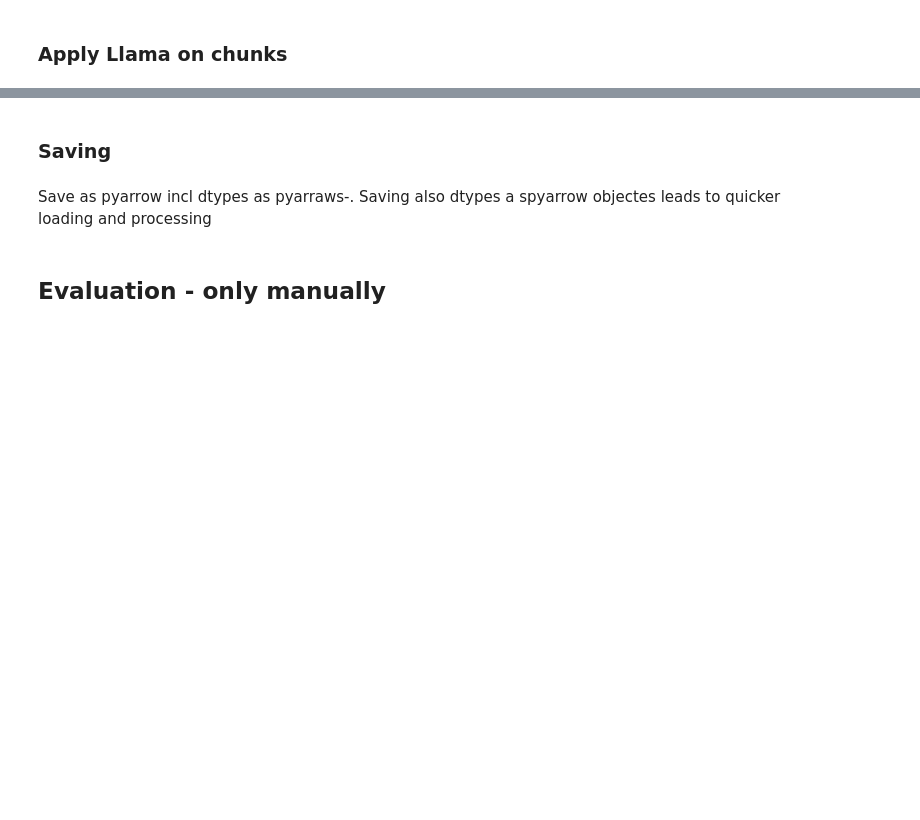
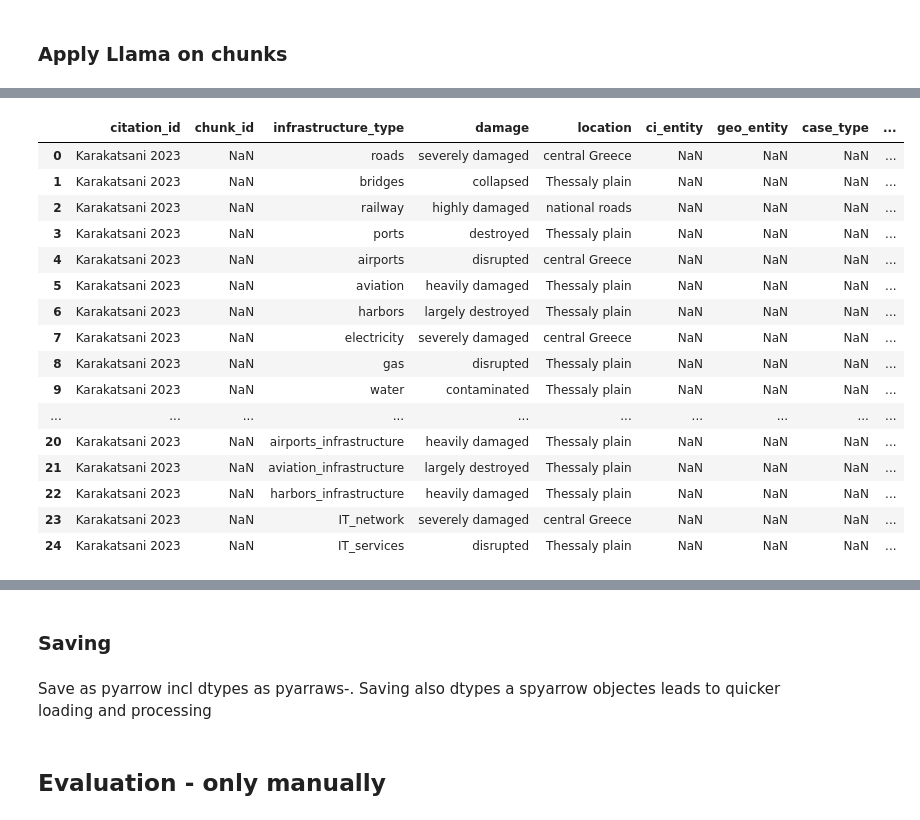
Before and after one commit to SWN-group-at-TU-Berlin/CI-impacts-information-retrieval, a Jupyter notebook: notebooks/llm_geolocations.ipynb, the cells around one changed output, grey strips where cells are left out. Cells and saved outputs as stored; diff of their text form; code cells hidden in the pictures; blank space fills up the shorter version.

```diff
--- a/notebooks/llm_geolocations.ipynb
+++ b/notebooks/llm_geolocations.ipynb
@@ -193,26 +224,0 @@ Checked 379 packages in 693ms
-# %%
-from unsloth import FastLanguageModel
-from transformers import BitsAndBytesConfig
-
-bnb_config = BitsAndBytesConfig(
-    load_in_4bit=True,
-    bnb_4bit_use_double_quant=True,
-    bnb_4bit_quant_type="nf4",
-    bnb_4bit_compute_dtype=torch.float16,
-)
-device = transformers.infer_device()
-print(f"Using device: {device}")
-
-from src.settings import settings as s
-
-model, tokenizer = FastLanguageModel.from_pretrained(
-    model_name = 'JoeShingleton/GeoLlama-3.2-3b-toponym',
-    #local_files_only=True,
-    #cache_dir="/beegfs/home/users/a/a-buch/_PROJECTS/CI-impacts-information-retrieval/notebooks/huggingface_mirror/hub",
-    max_seq_length = 1024, #2048,
-    dtype = None, # torch.float16,
-    # load_in_4bit = True,
-    quantization_config=bnb_config,
-    attn_implementation="flash_attention_2",  # use with 4-bit quantization,
-    device_map=device,
-)
@@ -783,18 +636,2 @@ class DecoderModel:
 # !uv lock
 # !uv sync --inexact
-# %%
-import gc
-import torch
-
-# clean up before applying CUDA
-gc.collect()
-torch.cuda.empty_cache()
-print(torch.cuda.memory_reserved() / 1e9)
-torch.no_grad()
-
-
-login(token=os.getenv("HF_TOKEN"))
-model_name = "meta-llama/Llama-2-7b-chat-hf"
-
-decoder_model = DecoderModel(model_name)
-decoder_model
@@ -1100,0 +1037,20 @@ Check your internet connection or see how to run the library in offline mode at
+# %%
+df_responses
+# %% [output]
+|  | citation_id | chunk_id | infrastructure_type | damage | location | ci_entity | geo_entity | case_type | ... |
+| 0 | Karakatsani 2023 | NaN | roads | severely damaged | central Greece | NaN | NaN | NaN | ... |
+| 1 | Karakatsani 2023 | NaN | bridges | collapsed | Thessaly plain | NaN | NaN | NaN | ... |
+| 2 | Karakatsani 2023 | NaN | railway | highly damaged | national roads | NaN | NaN | NaN | ... |
+| 3 | Karakatsani 2023 | NaN | ports | destroyed | Thessaly plain | NaN | NaN | NaN | ... |
+| 4 | Karakatsani 2023 | NaN | airports | disrupted | central Greece | NaN | NaN | NaN | ... |
+| 5 | Karakatsani 2023 | NaN | aviation | heavily damaged | Thessaly plain | NaN | NaN | NaN | ... |
+| 6 | Karakatsani 2023 | NaN | harbors | largely destroyed | Thessaly plain | NaN | NaN | NaN | ... |
+| 7 | Karakatsani 2023 | NaN | electricity | severely damaged | central Greece | NaN | NaN | NaN | ... |
+| 8 | Karakatsani 2023 | NaN | gas | disrupted | Thessaly plain | NaN | NaN | NaN | ... |
+| 9 | Karakatsani 2023 | NaN | water | contaminated | Thessaly plain | NaN | NaN | NaN | ... |
+| ... | ... | ... | ... | ... | ... | ... | ... | ... | ... |
+| 20 | Karakatsani 2023 | NaN | airports_infrastructure | heavily damaged | Thessaly plain | NaN | NaN | NaN | ... |
+| 21 | Karakatsani 2023 | NaN | aviation_infrastructure | largely destroyed | Thessaly plain | NaN | NaN | NaN | ... |
+| 22 | Karakatsani 2023 | NaN | harbors_infrastructure | heavily damaged | Thessaly plain | NaN | NaN | NaN | ... |
+| 23 | Karakatsani 2023 | NaN | IT_network | severely damaged | central Greece | NaN | NaN | NaN | ... |
+| 24 | Karakatsani 2023 | NaN | IT_services | disrupted | Thessaly plain | NaN | NaN | NaN | ... |
```
Also changed, not shown: parts of 39 cells of this notebook, 3 other files.
